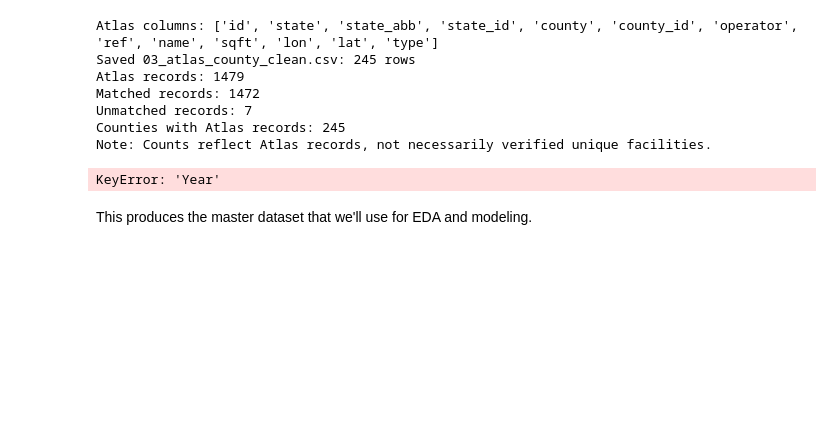
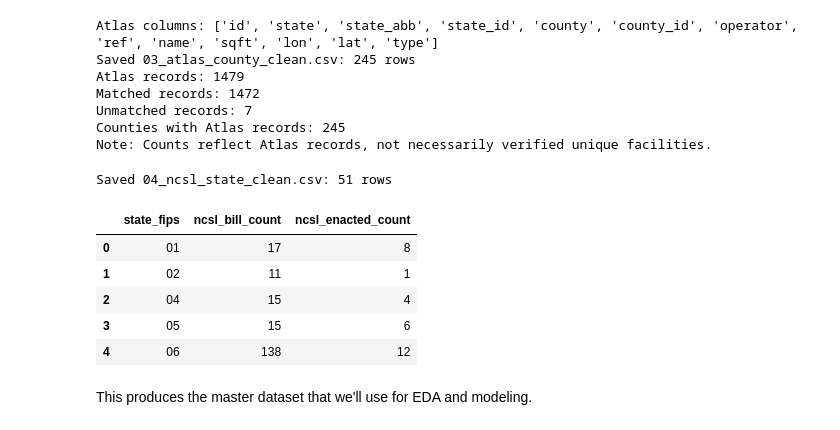
Before and after one commit to KhTJackson/ai-law-datacenter-siting, a Jupyter notebook: data/cerf_siting/data_pipeline/ai_sc_script_join.ipynb, the cells around one changed output. Drawn from its saved outputs; the diff is of its cells as text; code cells hidden in the pictures; blank space fills up the shorter version.

```diff
--- a/data/cerf_siting/data_pipeline/ai_sc_script_join.ipynb
+++ b/data/cerf_siting/data_pipeline/ai_sc_script_join.ipynb
@@ -1294,7 +1290,8 @@ Counties with Atlas records: 245
 Note: Counts reflect Atlas records, not necessarily verified unique facilities.
 # %%
 # NCSL: legislation records to state-level policy features
-ncsl_clean = ncsl.copy()
+ncsl_clean = pd.read_csv(ncsl_path)
+ncsl_clean.columns = ncsl_clean.columns.str.strip()
 
 states = fips_clean[
     ['state_name', 'state_fips']
@@ -1310,8 +1307,8 @@ ncsl_clean = ncsl_clean.merge(
     validate='many_to_one'
 )
 
-ncsl_clean['Year'] = pd.to_numeric(
-    ncsl_clean['Year'], errors='coerce'
+ncsl_clean['page_year'] = pd.to_numeric(
+    ncsl_clean['page_year'], errors='coerce'
 )
 
 ncsl_clean['status_clean'] = (
@@ -1327,39 +1324,45 @@ ncsl_clean['is_enacted'] = (
 ).astype(int)
 
 ncsl_clean['bill_key'] = (
-    ncsl_clean['Bill Number'].fillna('').str.upper().str.strip()
+    ncsl_clean['Bill Number'].fillna('').astype(str).str.upper().str.strip()
     + '_'
-    + ncsl_clean['Year'].astype('Int64').astype('string').fillna('')
+    + pd.to_numeric(ncsl_clean['page_year'], errors='coerce').astype('Int64').astype('string').fillna('')
 )
 
 ncsl_clean = ncsl_clean[
     ncsl_clean['Bill Number'].notna()
 ].copy()
 
 ncsl_clean[ncsl_clean['state_fips'].isna()].to_csv(
     output_dir / 'ncsl_unmatched_states.csv', index=False
 )
 
 # Count each bill once, even if it appears under multiple categories
 unique_bills = (
     ncsl_clean.dropna(subset=['state_fips'])
     .drop_duplicates(['state_fips', 'bill_key'])
 )
 
 ncsl_state = (
     unique_bills.groupby('state_fips')
     .agg(
         ncsl_bill_count=('bill_key', 'size'),
         ncsl_enacted_count=('is_enacted', 'sum')
     )
     .reset_index()
 )
 
 save_clean(ncsl_state, '04_ncsl_state_clean.csv')
 
 ncsl_state.head()
 # %% [output]
-KeyError: 'Year'
+Saved 04_ncsl_state_clean.csv: 51 rows
+|  | state_fips | ncsl_bill_count | ncsl_enacted_count |
+| 0 | 01 | 17 | 8 |
+| 1 | 02 | 11 | 1 |
+| 2 | 04 | 15 | 4 |
+| 3 | 05 | 15 | 6 |
+| 4 | 06 | 138 | 12 |
 # %% [markdown]
 This produces the master dataset that we'll use for EDA and modeling.
 # %%
```
Also changed, not shown: parts of 18 cells of this notebook, 5 other files.
